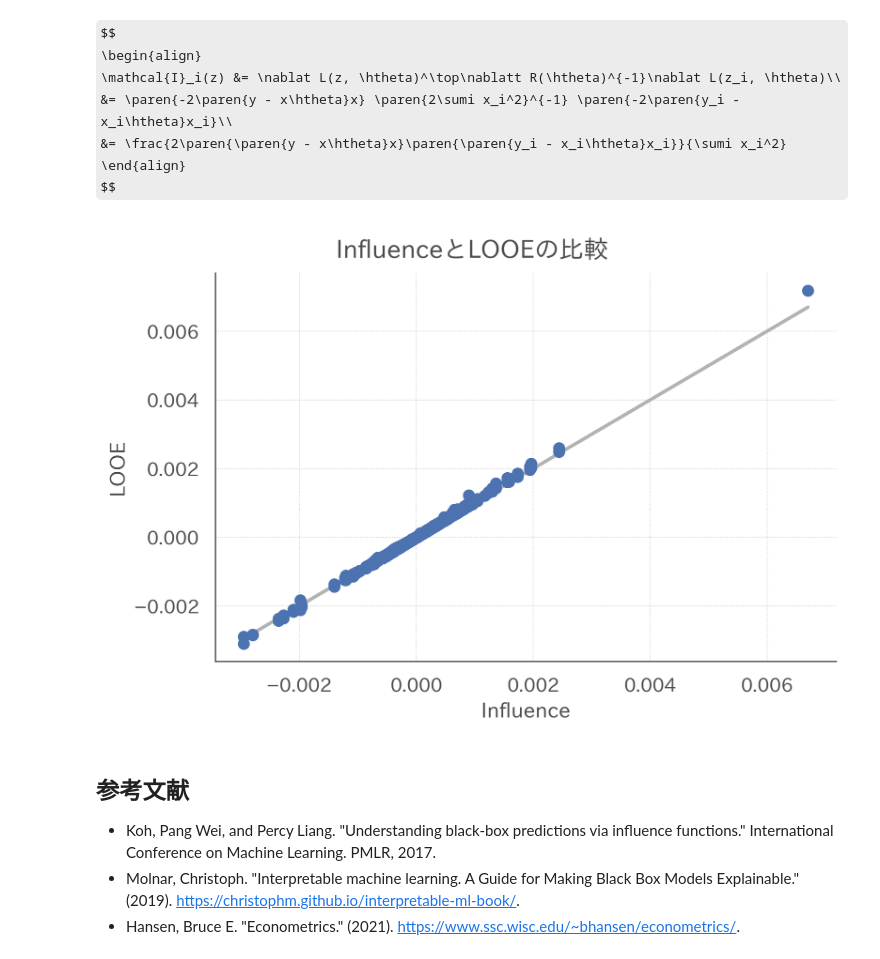
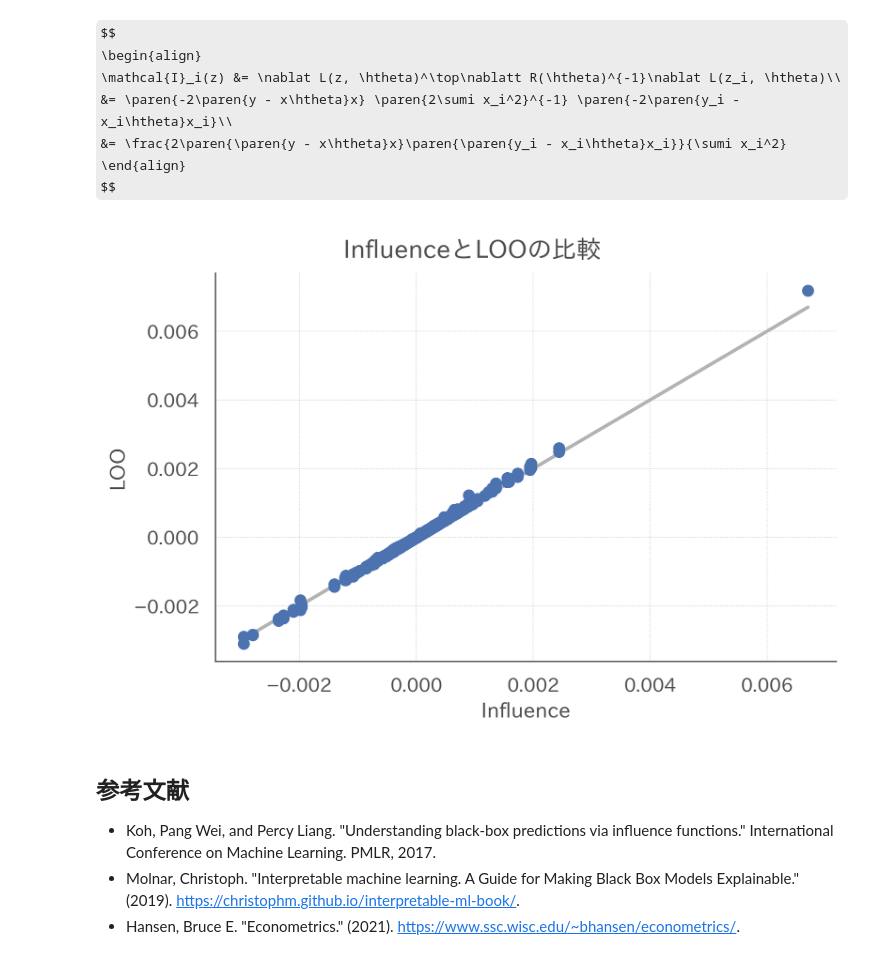
Before and after one commit to dropout009/influence, a Jupyter notebook: main.ipynb, the cells around one changed output. Cells and saved outputs as stored; diff of their text form; code cells hidden in the pictures; some formulas as TeX source.

```diff
--- a/main.ipynb
+++ b/main.ipynb
@@ -316,7 +326,7 @@ $$
 def generate_simulation_data(
     n_incetances: int,
 ) -> tuple[np.ndarray, np.ndarray]:
-    """"""
+    """シミュレーションデータを生成する"""
     x = np.random.normal(0, 1, n_incetances)
     u = np.random.normal(0, 0.1, n_incetances)
 
@@ -351,10 +339,18 @@ influence = calc_influence(x, y, x, y)
 # %%
+def estimate_theta(x: np.ndarray, y: np.ndarray) -> float:
+    """単回帰モデルの係数を推定する"""
+
+    return (x @ y) / (x @ x)
+
+
 def calc_leave_one_out_error(x: np.ndarray, y: np.ndarray) -> np.ndarray:
-    """LOOEを計算する"""
+    """LOOでの予測誤差の差分を計算する"""
 
+    # ベースラインの全データを用いた学習
     n_incetances = x.shape[0]
     theta_hat = estimate_theta(x, y)
 
+    # インスタンスのをひとつずつ取り除いて学習
     error = np.zeros((n_incetances, n_incetances))
     for i in range(n_incetances):
         x_loo = np.delete(x, i, 0)
@@ -366,23 +362,42 @@ def calc_leave_one_out_error(x: np.ndarray, y: np.ndarray) -> np.ndarray:
     return error
 
 
-looe = calc_leave_one_out_error(x, y)
+loo = calc_leave_one_out_error(x, y)
+# %%
+def calc_influence(
+    x: np.ndarray, y: np.ndarray, x_train: np.ndarray, y_train: np.ndarray
+) -> np.ndarray:
+    """influenceによる近似"""
+
+    # 単回帰の係数
+    theta_hat = estimate_theta(x_train, y_train)
+
+    # パーツごとに計算
+    R2 = 2 * (x_train @ x_train)
+    L_train = -2 * (y_train - x_train * theta_hat) * x_train
+    L = -2 * (y - x * theta_hat) * x
+
+    return L.reshape(-1, 1) @ L_train.reshape(1, -1) / R2
+
+
+influence = calc_influence(x, y, x, y)
 # %%
-def draw_scatter_with_line(x: np.ndarray, y: np.ndarray, xlabel: str, ylabel: str, title: str):
+def draw_scatter_with_line(x: np.ndarray, y: np.ndarray) -> None:
+    """LOOとInfluenceの結果を比較する"""
 
-    xx = np.linspace(x.min(), x.max(), num=50)
+    xx = np.linspace(x.min(), x.max())
 
     fig, ax = plt.subplots()
     ax.plot(xx, xx, c='.7', linewidth=2, zorder=1)
     ax.scatter(x, y, zorder=2)
-    ax.set(xlabel=xlabel, ylabel=ylabel)
-    fig.suptitle(title)
+    ax.set(xlabel="Influence", ylabel="LOO")
+    fig.suptitle("InfluenceとLOOの比較")
     fig.savefig(f"output/compare.png")
     fig.show()
 
-draw_scatter_with_line(influence.flatten(), looe.flatten(), "Influence", "LOOE", "InfluenceとLOOEの比較")
+draw_scatter_with_line(influence.flatten(), loo.flatten())
 # %% [output]
-[figure, old version]
+[figure, new version]
 # %% [markdown]
 ## 参考文献
 
```
Also changed, not shown: parts of 3 cells of this notebook.
